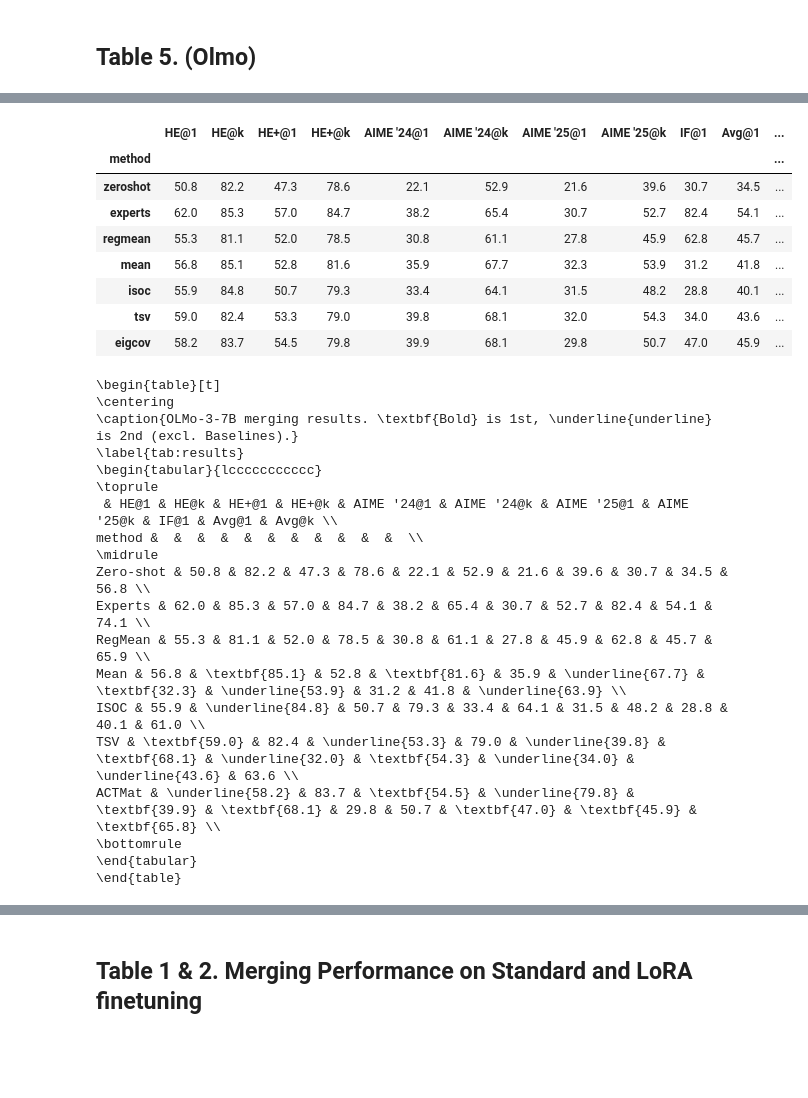
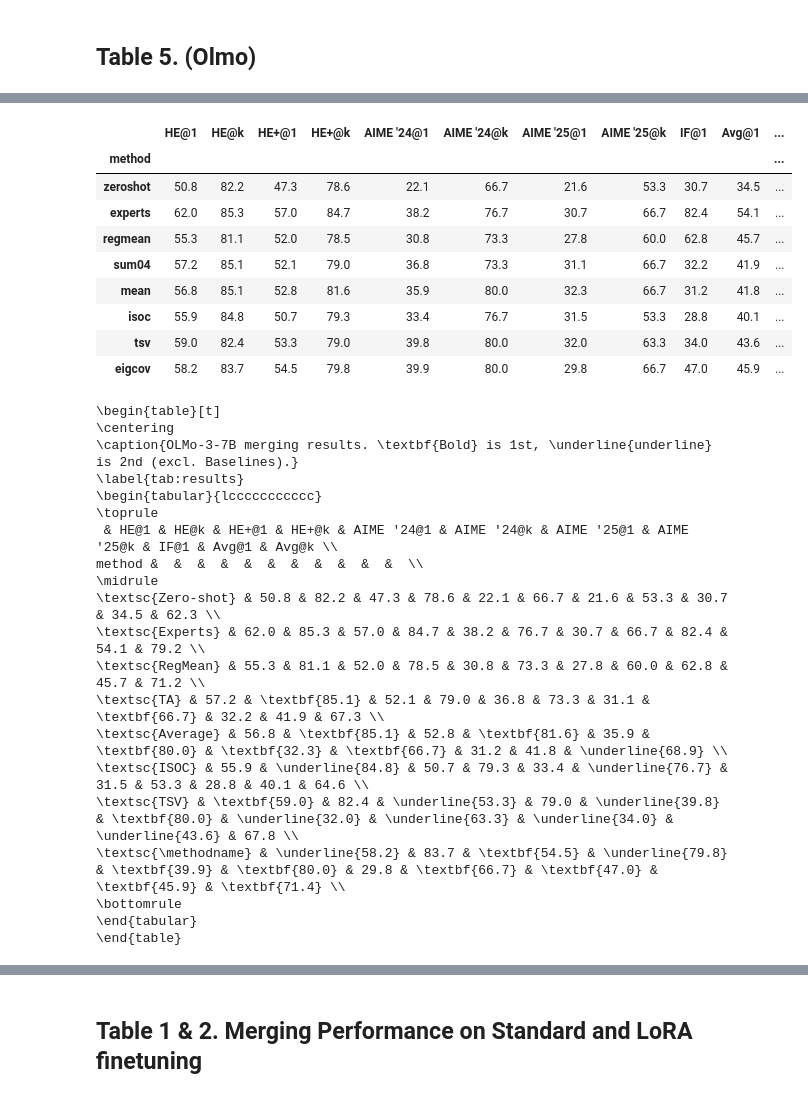
Before and after one commit to marawangamal/eigcov, a Jupyter notebook: notebooks/analysis.ipynb, the cells around one changed output, grey strips where cells are left out. Cells and saved outputs as stored; diff of their text form; code cells hidden in the pictures; blank space fills up the shorter version.

```diff
--- a/notebooks/analysis.ipynb
+++ b/notebooks/analysis.ipynb
@@ -2756,8 +2653,8 @@ alias_to_secondary = {
     "codex_humaneval::tulu": "pass_at_10",
     "codex_humanevalplus::tulu": "pass_at_10",
     "ifeval::tulu": "prompt_level_loose_acc",
-    "aime:zs_cot_r1::pass_at_32_2024_deepseek": "pass_at_8",
-    "aime:zs_cot_r1::pass_at_32_2025_deepseek": "pass_at_8",
+    "aime:zs_cot_r1::pass_at_32_2024_deepseek": "pass_at_32",
+    "aime:zs_cot_r1::pass_at_32_2025_deepseek": "pass_at_32",
 }
 
 alias_to_friendly = {
@@ -2768,7 +2665,7 @@ alias_to_friendly = {
     "aime:zs_cot_r1::pass_at_32_2025_deepseek": "AIME '25",
 }
 
-method_order = ["zeroshot", "experts", "regmean", "mean", "isoc", "tsv", "eigcov"]
+method_order = ["zeroshot", "experts", "regmean", "sum04", "mean", "isoc", "tsv", "eigcov"]
 for method in method_order:
 
     with open(f"../results-olmo/allenai-Olmo-3-1025-7B-{method}/metrics.json", "r") as f:
@@ -2828,7 +2725,7 @@ def rank_style(s):
     """
     Bolds best, underlines second best, ignoring Experts and RegMean.
     """
-    excluded = ["RegMean", "Experts"]
+    excluded = ["\\textsc{RegMean}", "\\textsc{Experts}"]
     # Get unique values from methods that aren't in our excluded list
     # and sort them descending to find 1st and 2nd place.
     clean_series = s.drop(excluded, errors='ignore').dropna()
@@ -2845,42 +2742,46 @@ def rank_style(s):
             styles.append("textbf:--rwrap;")
         elif val == second:
             styles.append("underline:--rwrap;")
         else:
             styles.append("")
     return styles
 
 # ── 2. Apply and Export ────────────────────────────────────────────────
 # Map method names to professional formatting
-name_map = {"zeroshot": "Zero-shot", "experts": "Experts", "mean": "Mean",
-            "tsv": "TSV", "isoc": "ISOC", "regmean": "RegMean", "eigcov": "ACTMat"}
+name_map = {"zeroshot": "Zero-shot", "experts": "Experts", "mean": "Average", "sum04": "TA",
+            "tsv": "TSV", "isoc": "ISOC", "regmean": "RegMean", "eigcov": "\\methodname"}
 df_pivoted.index = df_pivoted.index.map(name_map)
+
+# Add \\textsc{} to the index
+df_pivoted.index = df_pivoted.index.map(lambda x: f"\\textsc{{{x}}}")
 
 # This is the "Native" Pandas Styler approach
 latex_table = (
     df_pivoted.style
     .apply(rank_style, axis=0) # Native Styler entry point
     .format(precision=1, na_rep="--")
     .to_latex(
         caption="OLMo-3-7B merging results. \\textbf{Bold} is 1st, \\underline{underline} is 2nd (excl. Baselines).",
         label="tab:results",
         hrules=True,
         position="t",
         position_float="centering",
         column_format="l" + "c" * len(df_pivoted.columns)
     )
 )
 
 print(latex_table)
 # %% [output]
 |  | HE@1 | HE@k | HE+@1 | HE+@k | AIME '24@1 | AIME '24@k | AIME '25@1 | AIME '25@k | IF@1 | Avg@1 | ... |
 | method |  |  |  |  |  |  |  |  |  |  | ... |
-| zeroshot | 50.8 | 82.2 | 47.3 | 78.6 | 22.1 | 52.9 | 21.6 | 39.6 | 30.7 | 34.5 | ... |
-| experts | 62.0 | 85.3 | 57.0 | 84.7 | 38.2 | 65.4 | 30.7 | 52.7 | 82.4 | 54.1 | ... |
-| regmean | 55.3 | 81.1 | 52.0 | 78.5 | 30.8 | 61.1 | 27.8 | 45.9 | 62.8 | 45.7 | ... |
-| mean | 56.8 | 85.1 | 52.8 | 81.6 | 35.9 | 67.7 | 32.3 | 53.9 | 31.2 | 41.8 | ... |
-| isoc | 55.9 | 84.8 | 50.7 | 79.3 | 33.4 | 64.1 | 31.5 | 48.2 | 28.8 | 40.1 | ... |
-| tsv | 59.0 | 82.4 | 53.3 | 79.0 | 39.8 | 68.1 | 32.0 | 54.3 | 34.0 | 43.6 | ... |
-| eigcov | 58.2 | 83.7 | 54.5 | 79.8 | 39.9 | 68.1 | 29.8 | 50.7 | 47.0 | 45.9 | ... |
+| zeroshot | 50.8 | 82.2 | 47.3 | 78.6 | 22.1 | 66.7 | 21.6 | 53.3 | 30.7 | 34.5 | ... |
+| experts | 62.0 | 85.3 | 57.0 | 84.7 | 38.2 | 76.7 | 30.7 | 66.7 | 82.4 | 54.1 | ... |
+| regmean | 55.3 | 81.1 | 52.0 | 78.5 | 30.8 | 73.3 | 27.8 | 60.0 | 62.8 | 45.7 | ... |
+| sum04 | 57.2 | 85.1 | 52.1 | 79.0 | 36.8 | 73.3 | 31.1 | 66.7 | 32.2 | 41.9 | ... |
+| mean | 56.8 | 85.1 | 52.8 | 81.6 | 35.9 | 80.0 | 32.3 | 66.7 | 31.2 | 41.8 | ... |
+| isoc | 55.9 | 84.8 | 50.7 | 79.3 | 33.4 | 76.7 | 31.5 | 53.3 | 28.8 | 40.1 | ... |
+| tsv | 59.0 | 82.4 | 53.3 | 79.0 | 39.8 | 80.0 | 32.0 | 63.3 | 34.0 | 43.6 | ... |
+| eigcov | 58.2 | 83.7 | 54.5 | 79.8 | 39.9 | 80.0 | 29.8 | 66.7 | 47.0 | 45.9 | ... |
 \begin{table}[t]
 \centering
 \caption{OLMo-3-7B merging results. \textbf{Bold} is 1st, \underline{underline} is 2nd (excl. Baselines).}
@@ -2890,13 +2791,14 @@ print(latex_table)
  & HE@1 & HE@k & HE+@1 & HE+@k & AIME '24@1 & AIME '24@k & AIME '25@1 & AIME '25@k & IF@1 & Avg@1 & Avg@k \\
 method &  &  &  &  &  &  &  &  &  &  &  \\
 \midrule
-Zero-shot & 50.8 & 82.2 & 47.3 & 78.6 & 22.1 & 52.9 & 21.6 & 39.6 & 30.7 & 34.5 & 56.8 \\
-Experts & 62.0 & 85.3 & 57.0 & 84.7 & 38.2 & 65.4 & 30.7 & 52.7 & 82.4 & 54.1 & 74.1 \\
-RegMean & 55.3 & 81.1 & 52.0 & 78.5 & 30.8 & 61.1 & 27.8 & 45.9 & 62.8 & 45.7 & 65.9 \\
-Mean & 56.8 & \textbf{85.1} & 52.8 & \textbf{81.6} & 35.9 & \underline{67.7} & \textbf{32.3} & \underline{53.9} & 31.2 & 41.8 & \underline{63.9} \\
-ISOC & 55.9 & \underline{84.8} & 50.7 & 79.3 & 33.4 & 64.1 & 31.5 & 48.2 & 28.8 & 40.1 & 61.0 \\
-TSV & \textbf{59.0} & 82.4 & \underline{53.3} & 79.0 & \underline{39.8} & \textbf{68.1} & \underline{32.0} & \textbf{54.3} & \underline{34.0} & \underline{43.6} & 63.6 \\
-ACTMat & \underline{58.2} & 83.7 & \textbf{54.5} & \underline{79.8} & \textbf{39.9} & \textbf{68.1} & 29.8 & 50.7 & \textbf{47.0} & \textbf{45.9} & \textbf{65.8} \\
+\textsc{Zero-shot} & 50.8 & 82.2 & 47.3 & 78.6 & 22.1 & 66.7 & 21.6 & 53.3 & 30.7 & 34.5 & 62.3 \\
+\textsc{Experts} & 62.0 & 85.3 & 57.0 & 84.7 & 38.2 & 76.7 & 30.7 & 66.7 & 82.4 & 54.1 & 79.2 \\
+\textsc{RegMean} & 55.3 & 81.1 & 52.0 & 78.5 & 30.8 & 73.3 & 27.8 & 60.0 & 62.8 & 45.7 & 71.2 \\
+\textsc{TA} & 57.2 & \textbf{85.1} & 52.1 & 79.0 & 36.8 & 73.3 & 31.1 & \textbf{66.7} & 32.2 & 41.9 & 67.3 \\
+\textsc{Average} & 56.8 & \textbf{85.1} & 52.8 & \textbf{81.6} & 35.9 & \textbf{80.0} & \textbf{32.3} & \textbf{66.7} & 31.2 & 41.8 & \underline{68.9} \\
+\textsc{ISOC} & 55.9 & \underline{84.8} & 50.7 & 79.3 & 33.4 & \underline{76.7} & 31.5 & 53.3 & 28.8 & 40.1 & 64.6 \\
+\textsc{TSV} & \textbf{59.0} & 82.4 & \underline{53.3} & 79.0 & \underline{39.8} & \textbf{80.0} & \underline{32.0} & \underline{63.3} & \underline{34.0} & \underline{43.6} & 67.8 \\
+\textsc{\methodname} & \underline{58.2} & 83.7 & \textbf{54.5} & \underline{79.8} & \textbf{39.9} & \textbf{80.0} & 29.8 & \textbf{66.7} & \textbf{47.0} & \textbf{45.9} & \textbf{71.4} \\
 \bottomrule
 \end{tabular}
 \end{table}
```
Also changed, not shown: parts of 3 cells of this notebook, 8 other files.
